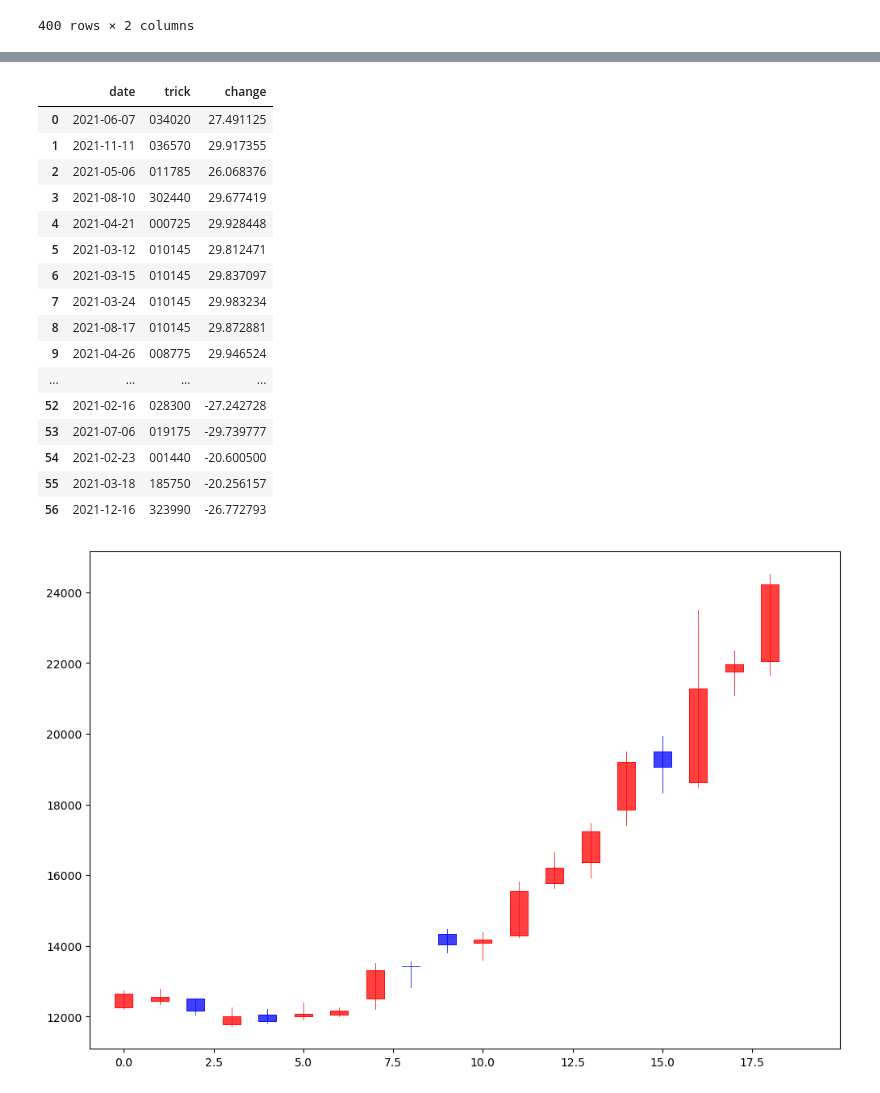
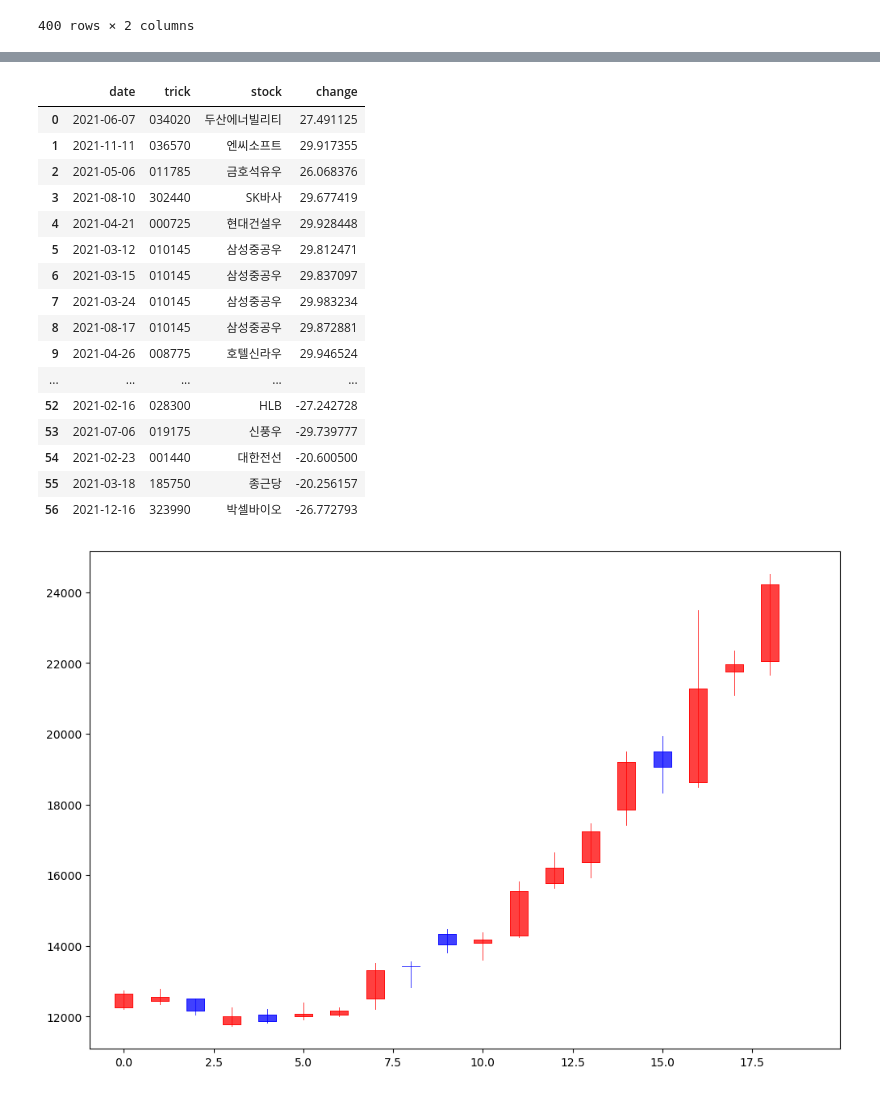
Before and after one commit to Software-High-School-United-Hackathon/StockPrices_Crawling, a Jupyter notebook: Crawling_Stock.ipynb, the cells around one changed output, grey strips where cells are left out. Drawn from its saved outputs; the diff is of its cells as text; code cells hidden in the pictures.

```diff
--- a/Crawling_Stock.ipynb
+++ b/Crawling_Stock.ipynb
@@ -109,26 +111,27 @@ columns = ['date', 'trick', 'change']
 stock.columns = columns
 # %%
 stock = stock[stock['date'] > '2021-02-01'].reset_index(drop=True)
-# %%
-stock
-# %% [output]
-|  | date | trick | change |
-| 0 | 2021-06-07 | 034020 | 27.491125 |
-| 1 | 2021-11-11 | 036570 | 29.917355 |
-| 2 | 2021-05-06 | 011785 | 26.068376 |
-| 3 | 2021-08-10 | 302440 | 29.677419 |
-| 4 | 2021-04-21 | 000725 | 29.928448 |
-| 5 | 2021-03-12 | 010145 | 29.812471 |
-| 6 | 2021-03-15 | 010145 | 29.837097 |
-| 7 | 2021-03-24 | 010145 | 29.983234 |
-| 8 | 2021-08-17 | 010145 | 29.872881 |
-| 9 | 2021-04-26 | 008775 | 29.946524 |
-| ... | ... | ... | ... |
-| 52 | 2021-02-16 | 028300 | -27.242728 |
-| 53 | 2021-07-06 | 019175 | -29.739777 |
-| 54 | 2021-02-23 | 001440 | -20.600500 |
-| 55 | 2021-03-18 | 185750 | -20.256157 |
-| 56 | 2021-12-16 | 323990 | -26.772793 |
+# %%
+stock_c = stock
+stock
+# %% [output]
+|  | date | trick | stock | change |
+| 0 | 2021-06-07 | 034020 | 두산에너빌리티 | 27.491125 |
+| 1 | 2021-11-11 | 036570 | 엔씨소프트 | 29.917355 |
+| 2 | 2021-05-06 | 011785 | 금호석유우 | 26.068376 |
+| 3 | 2021-08-10 | 302440 | SK바사 | 29.677419 |
+| 4 | 2021-04-21 | 000725 | 현대건설우 | 29.928448 |
+| 5 | 2021-03-12 | 010145 | 삼성중공우 | 29.812471 |
+| 6 | 2021-03-15 | 010145 | 삼성중공우 | 29.837097 |
+| 7 | 2021-03-24 | 010145 | 삼성중공우 | 29.983234 |
+| 8 | 2021-08-17 | 010145 | 삼성중공우 | 29.872881 |
+| 9 | 2021-04-26 | 008775 | 호텔신라우 | 29.946524 |
+| ... | ... | ... | ... | ... |
+| 52 | 2021-02-16 | 028300 | HLB | -27.242728 |
+| 53 | 2021-07-06 | 019175 | 신풍우 | -29.739777 |
+| 54 | 2021-02-23 | 001440 | 대한전선 | -20.600500 |
+| 55 | 2021-03-18 | 185750 | 종근당 | -20.256157 |
+| 56 | 2021-12-16 | 323990 | 박셀바이오 | -26.772793 |
 # %%
 import pandas_datareader.data as web
 from datetime import timedelta
```
Also changed, not shown: parts of 11 cells of this notebook.
